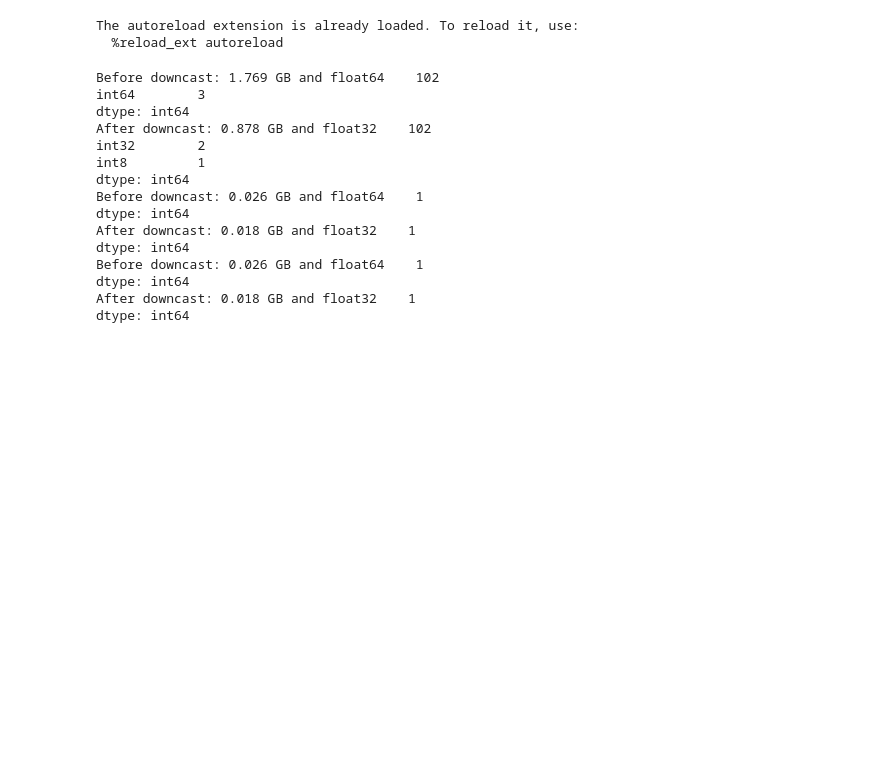
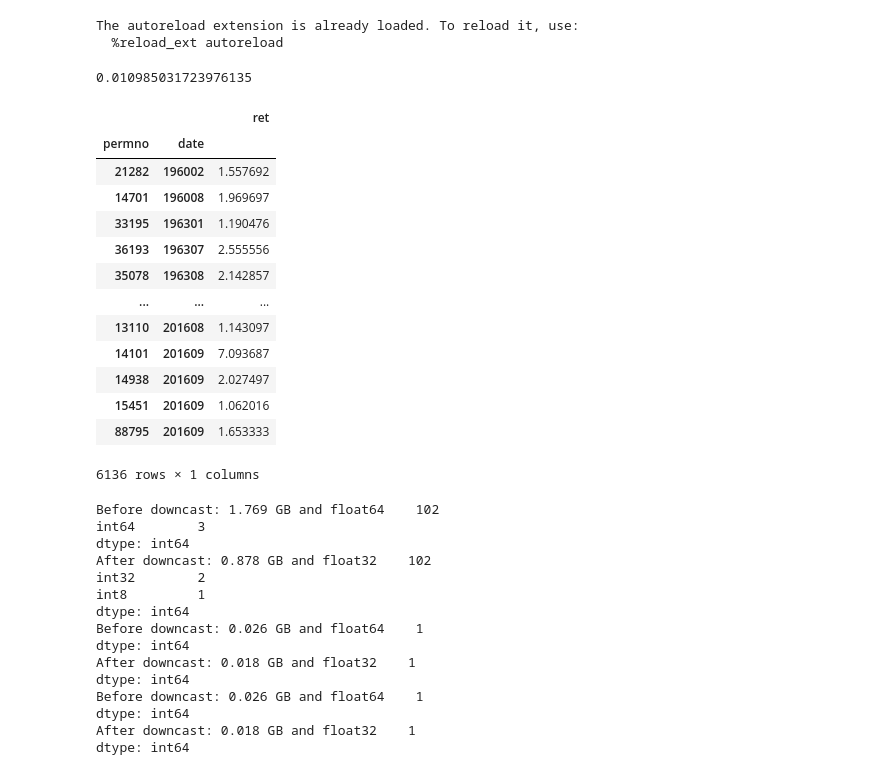
Before and after one commit to fikus44/Masters-Thesis, a Jupyter notebook: Data Processing PCA2.ipynb, the cells around one changed output. Saved outputs shown, nothing was run; the diff lists cells and outputs as text; code cells hidden in the pictures; blank space fills up the shorter version.

```diff
--- a/Data Processing PCA2.ipynb
+++ b/Data Processing PCA2.ipynb
@@ -32,6 +36,27 @@ The autoreload extension is already loaded. To reload it, use:
 # %%
 # Initialize warning log container
 log = list()
+# %%
+returns.ret.mean()
+# %% [output]
+0.010985031723976135
+# %%
+returns[returns.ret > 1]
+# %% [output]
+|  |  | ret |
+| permno | date |  |
+| 21282 | 196002 | 1.557692 |
+| 14701 | 196008 | 1.969697 |
+| 33195 | 196301 | 1.190476 |
+| 36193 | 196307 | 2.555556 |
+| 35078 | 196308 | 2.142857 |
+| ... | ... | ... |
+| 13110 | 201608 | 1.143097 |
+| 14101 | 201609 | 7.093687 |
+| 14938 | 201609 | 2.027497 |
+| 15451 | 201609 | 1.062016 |
+| 88795 | 201609 | 1.653333 |
+6136 rows × 1 columns
 # %%
 # Load Pre-processed data from Data Processing PCA.ipynb
 FM_data = pd.read_csv(os.path.dirname(os.getcwd()) + '\\FM2_data.csv')
```
Also changed, not shown: parts of 10 cells of this notebook, 1 other file.
